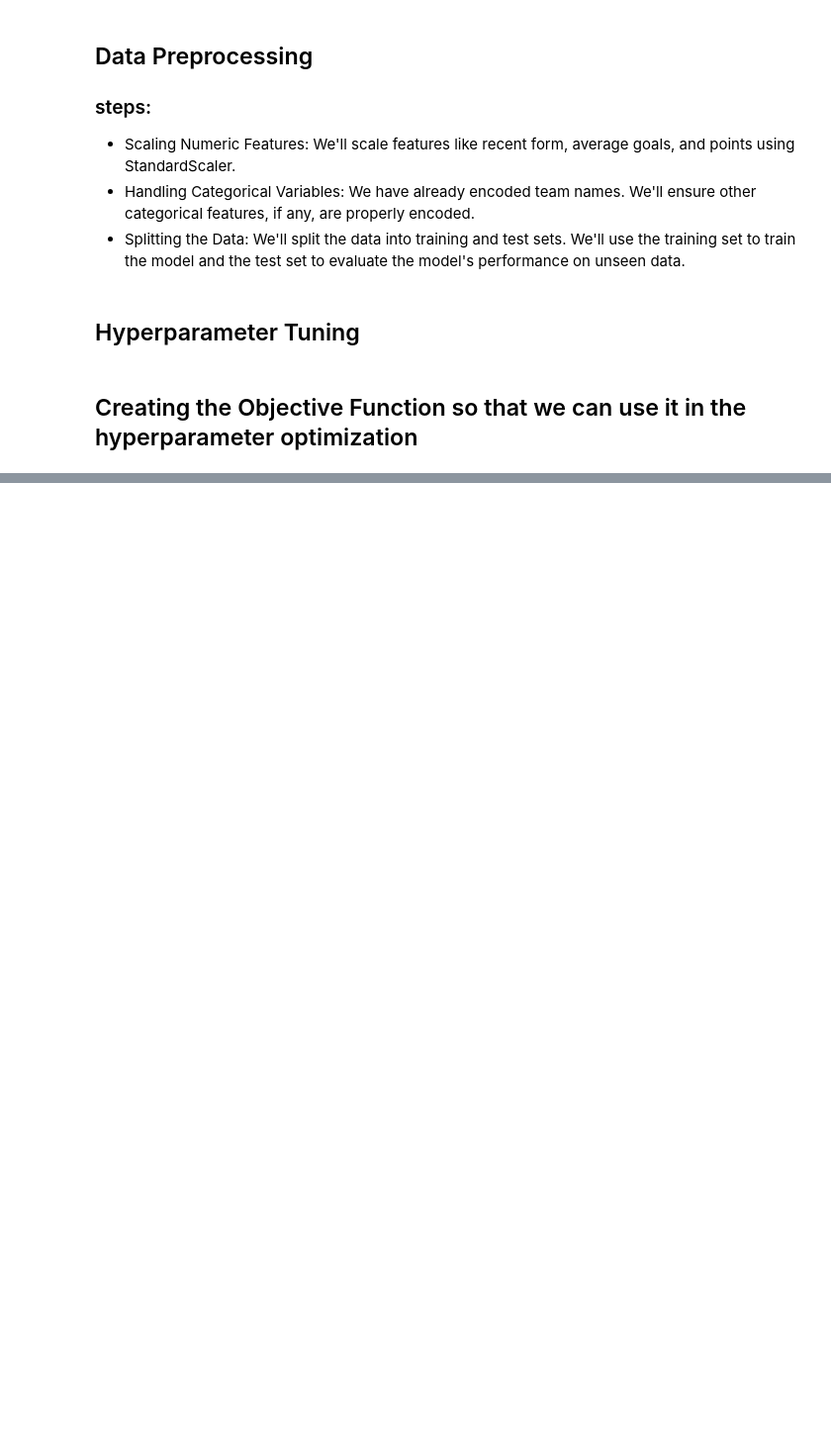
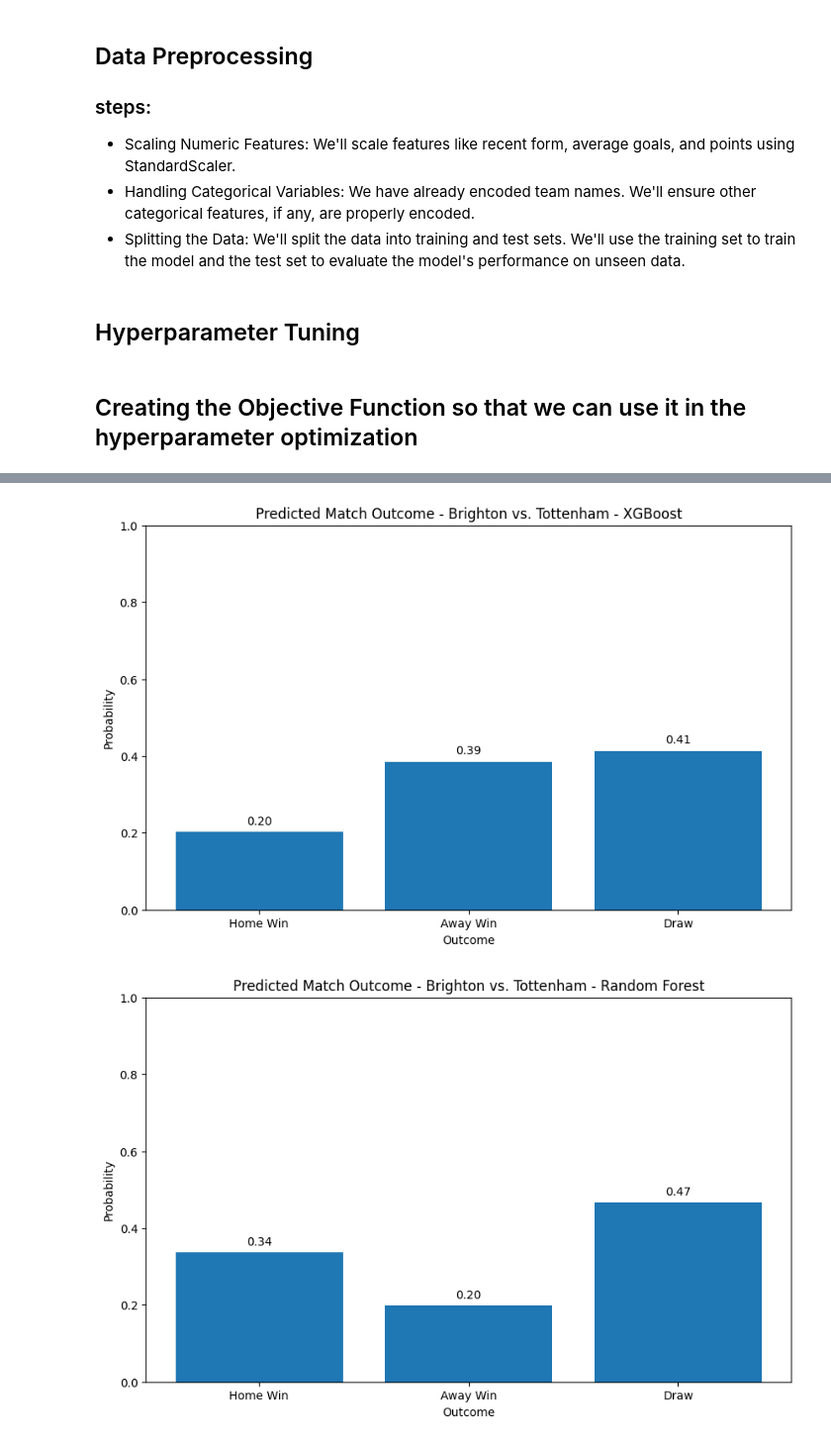
Before and after one commit to dagbolade/PL_prediction, a Jupyter notebook: epl/epl.ipynb, the cells around one changed output, grey strips where cells are left out. Shown at 99% size. Drawn from its saved outputs; the diff is of its cells as text; code cells hidden in the pictures; blank space fills up the shorter version.

```diff
--- a/epl/epl.ipynb
+++ b/epl/epl.ipynb
@@ -10,7 +10,8 @@ import pandas as pd
 #df = pd.read_excel(file_path, sheet_name='E0')
 
 # updating the dataset with the recent games played
-df = pd.read_csv('E0.csv')
+#df = pd.read_csv('E0.csv')
+df = pd.read_csv('E0_cleaned.csv')
 
 # Display the first few rows of the dataset
 df.tail()
@@ -34,7 +64,7 @@ irrelevant_columns = df.columns[df.isnull().sum() > (0.5 * len(df))]  # Columns
 df_cleaned = df.drop(columns=irrelevant_columns)
 
 # Convert 'Date' to datetime
-df_cleaned['Date'] = pd.to_datetime(df_cleaned['Date'], format='%d/%m/%Y')
+#df_cleaned['Date'] = pd.to_datetime(df_cleaned['Date'], format='%d/%m/%Y')
 
 # Fill missing values in other relevant columns with appropriate values (like median or mode)
 # For numerical columns, we use median and for categorical, we use mode
@@ -54,13 +97,3 @@ df_cleaned.head()
-# %%
-# convert df_cleaned to csv
-
-df_cleaned.to_csv('E0_cleaned.csv', index=False)
-
-# load the cleaned dataset
-
-df_cleaned = pd.read_csv('E0_cleaned.csv')
-
-df_cleaned.head()
 # %% [markdown]
 ## Feature engineering
 
@@ -433,0 +708,27 @@ print(classification_report(y_test, y_pred, zero_division=0))
+# %%
+import matplotlib.pyplot as plt
+
+def plot_match_prediction(probabilities, match_title):
+    teams = ['Home Win', 'Away Win', 'Draw']
+    plt.figure(figsize=(10, 6))
+    plt.bar(teams, probabilities)
+    plt.xlabel('Outcome')
+    plt.ylabel('Probability')
+    plt.title(f'Predicted Match Outcome - {match_title}')
+    plt.ylim(0, 1)  # Set y-axis limit to 0-1 for probability
+    for i, prob in enumerate(probabilities):
+        plt.text(i, prob + 0.02, f'{prob:.2f}', ha='center')
+    plt.show()
+
+# Brighton vs. Tottenham
+plot_match_prediction([0.2022, 0.3850, 0.4128], 'Brighton vs. Tottenham - XGBoost')
+plot_match_prediction([0.3364, 0.1976, 0.4661], 'Brighton vs. Tottenham - Random Forest')
+plot_match_prediction([0.1774, 0.0935, 0.7291], 'Brighton vs. Tottenham - CatBoost')
+
+# Arsenal vs. West Ham
+plot_match_prediction([0.1326, 0.5867, 0.2807], 'Arsenal vs. West Ham - XGBoost')
+plot_match_prediction([0.1283, 0.5955, 0.2762], 'Arsenal vs. West Ham - Random Forest')
+plot_match_prediction([0.1060, 0.7360, 0.1580], 'Arsenal vs. West Ham - CatBoost')
+# %% [output]
+[figure, added]
+[figure, added]
```
Also changed, not shown: parts of 26 cells of this notebook, 8 other files.
